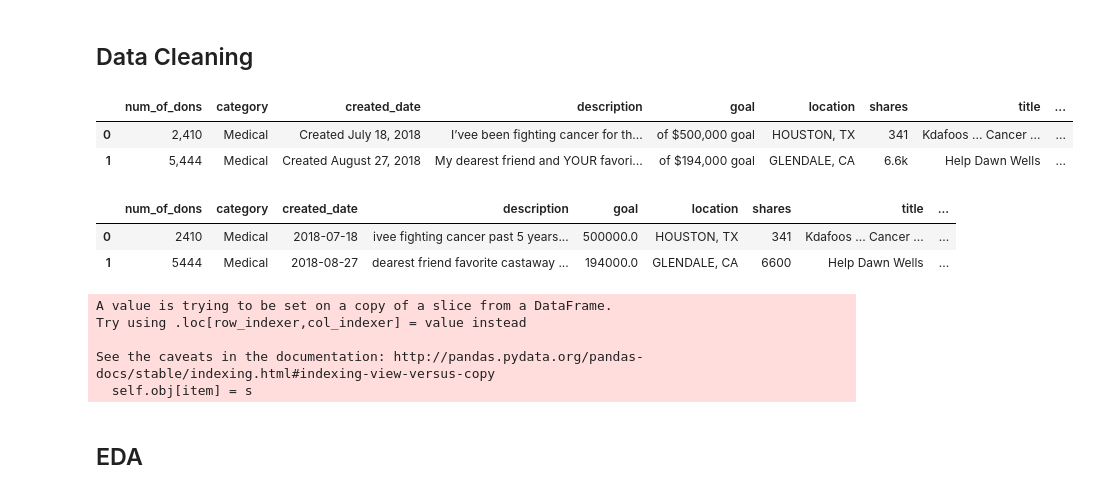
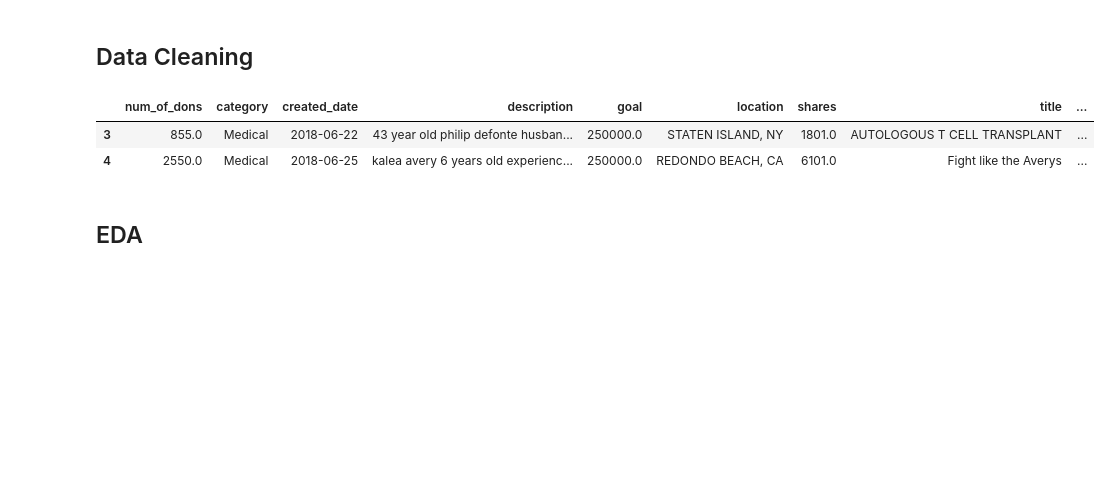
Before and after one commit to deckerdog/WebScrapeProj, a Jupyter notebook: scrape_proj_final.ipynb, the cells around one changed output. Saved outputs shown, nothing was run; the diff lists cells and outputs as text; code cells hidden in the pictures; blank space fills up the shorter version.

```diff
--- a/scrape_proj_final.ipynb
+++ b/scrape_proj_final.ipynb
@@ -1,29 +1,31 @@
 # %% [markdown]
 ## Data Cleaning
 # %%
-%matplotlib inline
-
 import numpy as np
 import pandas as pd
+import datetime
+import seaborn as sns
+import re
+from nltk.corpus import stopwords
+from textblob import TextBlob
 from matplotlib import pyplot as plt
-import seaborn as sns
-import datetime
+from sklearn.cluster import KMeans
+from sklearn.preprocessing import StandardScaler
+from sklearn.ensemble import RandomForestClassifier
+from sklearn.model_selection import GridSearchCV, RandomizedSearchCV
+
+
+%matplotlib inline
 plt.style.use('ggplot')
 
-#read in
+
+#read in scraped data
 df = pd.read_csv('gofund_final.csv', index_col = False)
 
+
+#drop duplicates and index, initial string formatting
 df = df.dropna()
-
-df=df.reset_index(drop = True)
-
-df=df.apply(lambda x: x.str.strip() if x.dtype == "object" else x)
-
-df.shares.apply(str)
-
-df.head(2)
+df = df.reset_index(drop = True)
+df = df.apply(lambda x: x.str.strip() if x.dtype == "object" else x)
+df.shares = df.shares.apply(str)
-# %% [output]
-|  | num_of_dons | category | created_date | description | goal | location | shares | title | ... |
-| 0 | 2,410 | Medical | Created July 18, 2018 | I’vee been fighting cancer for th... | of $500,000 goal | HOUSTON, TX | 341 | Kdafoos ... Cancer ... | ... |
-| 1 | 5,444 | Medical | Created August 27, 2018 | My dearest friend and YOUR favori... | of $194,000 goal | GLENDALE, CA | 6.6k | Help Dawn Wells | ... |
 # %%
@@ -70,42 +98,33 @@ df=df[df.total_collected > df.goal]
 # %%
-#nlp
-
-import re
+#format descriptons, removing erroneous characters and excess whitespace
 df.description = df.description.str.lower()
 df.description = df.description.apply(lambda x: re.sub('\s+', ' ', x))
 df.description = df.description.apply(lambda x: re.sub('[^\w\s]', '', x))
-df = df.loc[df.description != ""]
+df = df[df.description != '']
 
-from nltk.corpus import stopwords
+
+#remove stopwords from descriptions
 stop = stopwords.words('english')
-
 df.description = df.description.apply(lambda x: " ".join(x for x in x.split() if x not in stop))
 
-from textblob import TextBlob
 
+#function builds Polarity and Subjectivity columns
 def sentiment_func(x):
     sentiment = TextBlob(x['description'])
     x['polarity'] = sentiment.polarity
     x['subjectivity'] = sentiment.subjectivity
     return x
 
+
+#apply function to df
 df = df.apply(sentiment_func, axis=1)
 
-df = df[df.description != '']
+
+#view changes
 df.head(2)
 # %% [output]
 |  | num_of_dons | category | created_date | description | goal | location | shares | title | ... |
-| 0 | 2410 | Medical | 2018-07-18 | ivee fighting cancer past 5 years... | 500000.0 | HOUSTON, TX | 341 | Kdafoos ... Cancer ... | ... |
-| 1 | 5444 | Medical | 2018-08-27 | dearest friend favorite castaway ... | 194000.0 | GLENDALE, CA | 6600 | Help Dawn Wells | ... |
+| 3 | 855.0 | Medical | 2018-06-22 | 43 year old philip defonte husban... | 250000.0 | STATEN ISLAND, NY | 1801.0 | AUTOLOGOUS T CELL TRANSPLANT | ... |
+| 4 | 2550.0 | Medical | 2018-06-25 | kalea avery 6 years old experienc... | 250000.0 | REDONDO BEACH, CA | 6101.0 | Fight like the Averys | ... |
-# %%
-df_num_cols = ['category', 'num_of_dons', 'goal', 'shares', 'total_collected', 'days_running', 'polarity', 'subjectivity']
-df_num = df[df_num_cols]
-df_num.iloc[:,1:8] = df_num.iloc[:,1:8].astype(float)
-# %% [output]
-A value is trying to be set on a copy of a slice from a DataFrame.
-Try using .loc[row_indexer,col_indexer] = value instead
-
-See the caveats in the documentation: http://pandas.pydata.org/pandas-docs/stable/indexing.html#indexing-view-versus-copy
-  self.obj[item] = s
 # %% [markdown]
 ## EDA
```
Also changed, not shown: parts of 98 cells of this notebook, 1 other file.
